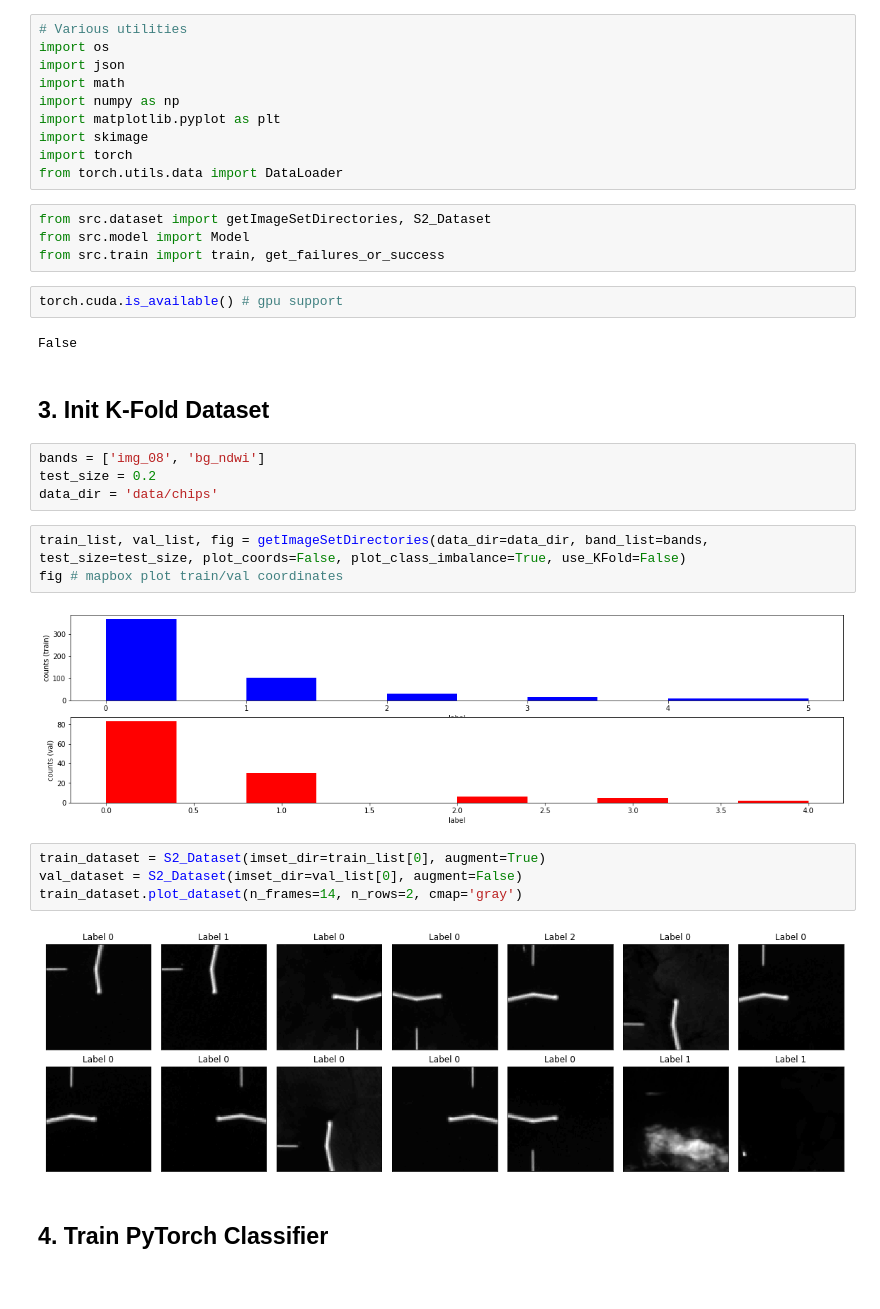
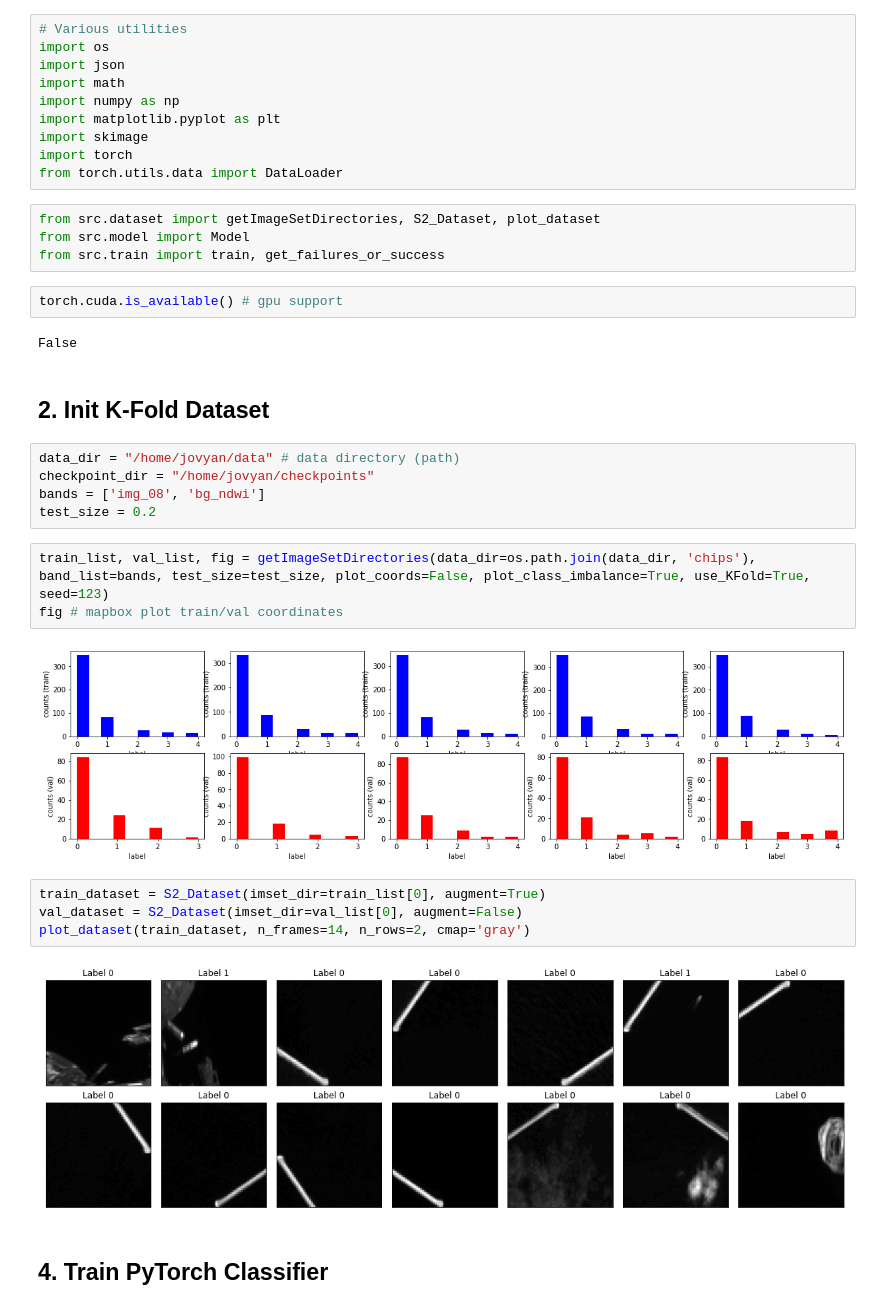
Before and after one commit to MichelDeudon/sentinel2-xcube-boat-detection, a Jupyter notebook: 2-Train_S2.ipynb, the cells around one changed output. Drawn from its saved outputs; the diff is of its cells as text.

Commit message:
added data_dir and checkpoint_dir to notebooks (absolute path)

```diff
--- a/2-Train_S2.ipynb
+++ b/2-Train_S2.ipynb
@@ -38,7 +36,7 @@ import skimage
 import torch
 from torch.utils.data import DataLoader
 # %%
-from src.dataset import getImageSetDirectories, S2_Dataset
+from src.dataset import getImageSetDirectories, S2_Dataset, plot_dataset
 from src.model import Model
 from src.train import train, get_failures_or_success
 # %%
@@ -46,22 +44,23 @@ torch.cuda.is_available() # gpu support
 # %% [output]
 False
 # %% [markdown]
-## 3. Init K-Fold Dataset
+## 2. Init K-Fold Dataset
-# %%
-bands = ['img_08', 'bg_ndwi']
-test_size = 0.2
-data_dir = 'data/chips'
+# %%
+data_dir = "/home/jovyan/data" # data directory (path)
+checkpoint_dir = "/home/jovyan/checkpoints"
+bands = ['img_08', 'bg_ndwi']
+test_size = 0.2
 # %%
-train_list, val_list, fig = getImageSetDirectories(data_dir=data_dir, band_list=bands, test_size=test_size, plot_coords=False, plot_class_imbalance=True, use_KFold=False)
+train_list, val_list, fig = getImageSetDirectories(data_dir=os.path.join(data_dir, 'chips'), band_list=bands, test_size=test_size, plot_coords=False, plot_class_imbalance=True, use_KFold=True, seed=123)
 fig # mapbox plot train/val coordinates
 # %% [output]
-[figure, old version]
+[figure, new version]
 # %%
 train_dataset = S2_Dataset(imset_dir=train_list[0], augment=True)
 val_dataset = S2_Dataset(imset_dir=val_list[0], augment=False)
-train_dataset.plot_dataset(n_frames=14, n_rows=2, cmap='gray')
+plot_dataset(train_dataset, n_frames=14, n_rows=2, cmap='gray')
 # %% [output]
-[figure, old version]
+[figure, new version]
 # %% [markdown]
 ## 4. Train PyTorch Classifier
 # %%
```
Also changed, not shown: parts of 14 cells of this notebook, 5 other files.
